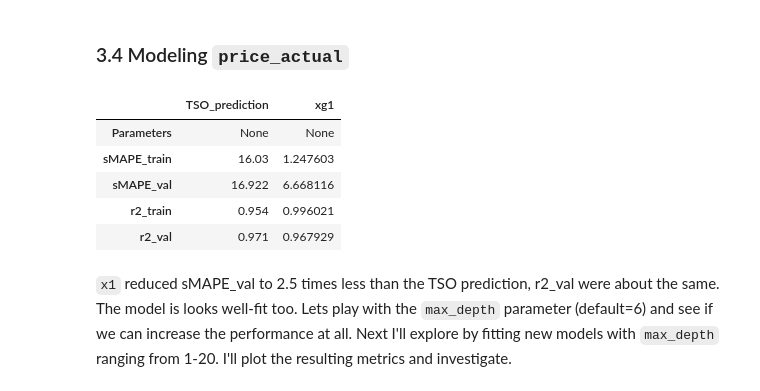
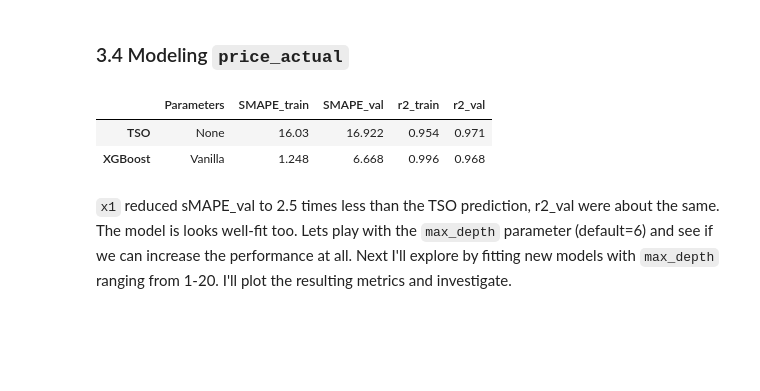
Before and after one commit to EvanHolder/Predicting-Energy-Markets-in-Spain, a Jupyter notebook: notebooks/XGBoost.ipynb, the cells around one changed output. Drawn from its saved outputs; the diff is of its cells as text; code cells hidden in the pictures; blank space fills up the shorter version.

```diff
--- a/notebooks/XGBoost.ipynb
+++ b/notebooks/XGBoost.ipynb
@@ -204,11 +206,11 @@ It will be handy to store each model's results/metrics in a single dataframe for
 * <u>r2</u>: Will be calculated along with sMAPE, however, it is not expected that r2 will improve significantly since predictions from the TSO (`price_day_ahead`) already acheive r2 greater than 0.97.
 ___
 # %%
-results_actual = pd.DataFrame(index=['Parameters','sMAPE_train', 'sMAPE_val', 'r2_train', 'r2_val'])
-results_actual['TSO_prediction'] = ['None',
-                                    round(sMAPE(y_train, df_lag.loc[:'2019', 'price_day_ahead']), 3),
-                                    round(sMAPE(y_val, df_lag.loc['2020', 'price_day_ahead']), 3),
-                                    round(r2(y_train, df_lag.loc[:'2019', 'price_day_ahead']), 3),
-                                    round(r2(y_val, df_lag.loc['2020', 'price_day_ahead']),3)]
-results_actual
+results_actual = pd.DataFrame(index=['Parameters','SMAPE_train', 'SMAPE_val', 'r2_train', 'r2_val'])
+results_actual['TSO'] = ['None',
+                         round(sMAPE(y_train, df_lag.loc[:'2019', 'price_day_ahead']), 3),
+                         round(sMAPE(y_val, df_lag.loc['2020', 'price_day_ahead']), 3),
+                         round(r2(y_train, df_lag.loc[:'2019', 'price_day_ahead']), 3),
+                         round(r2(y_val, df_lag.loc['2020', 'price_day_ahead']),3)]
+results_actual.T
 # %% [output]
@@ -227,19 +225,16 @@ Modeling all price components (except `price_day_ahead`)
 ### 3.4 Modeling `price_actual`
 # %%
 # Instantiate and fit XGBRegressor
-x1 = XGBRegressor(random_state=17)
-x1.fit(X_train, y_train)
+xg = XGBRegressor(random_state=17)
+xg.fit(X_train, y_train)
 
 # Compute sMAPE, r2 and add to the table
-results_actual['xg1'] = compute_metrics(x1, 'None',(X_train, y_train), (X_val, y_val))
-results_actual
+results_actual['XGBoost'] = compute_metrics(xg, 'Vanilla',(X_train, y_train), (X_val, y_val))
+results_actual.T
 # %% [output]
-|  | TSO_prediction | xg1 |
-| Parameters | None | None |
-| sMAPE_train | 16.03 | 1.247603 |
-| sMAPE_val | 16.922 | 6.668116 |
-| r2_train | 0.954 | 0.996021 |
-| r2_val | 0.971 | 0.967929 |
+|  | Parameters | SMAPE_train | SMAPE_val | r2_train | r2_val |
+| TSO | None | 16.03 | 16.922 | 0.954 | 0.971 |
+| XGBoost | Vanilla | 1.248 | 6.668 | 0.996 | 0.968 |
 # %% [markdown]
 `x1` reduced sMAPE_val to 2.5 times less than the TSO prediction, r2_val were about the same.  The model is looks well-fit too. Lets play with the `max_depth` parameter (default=6) and see if we can increase the performance at all.  Next I'll explore by fitting new models with `max_depth` ranging from 1-20. I'll plot the resulting metrics and investigate.
 # %%
```
Also changed, not shown: parts of 23 cells of this notebook, 2 other files.
